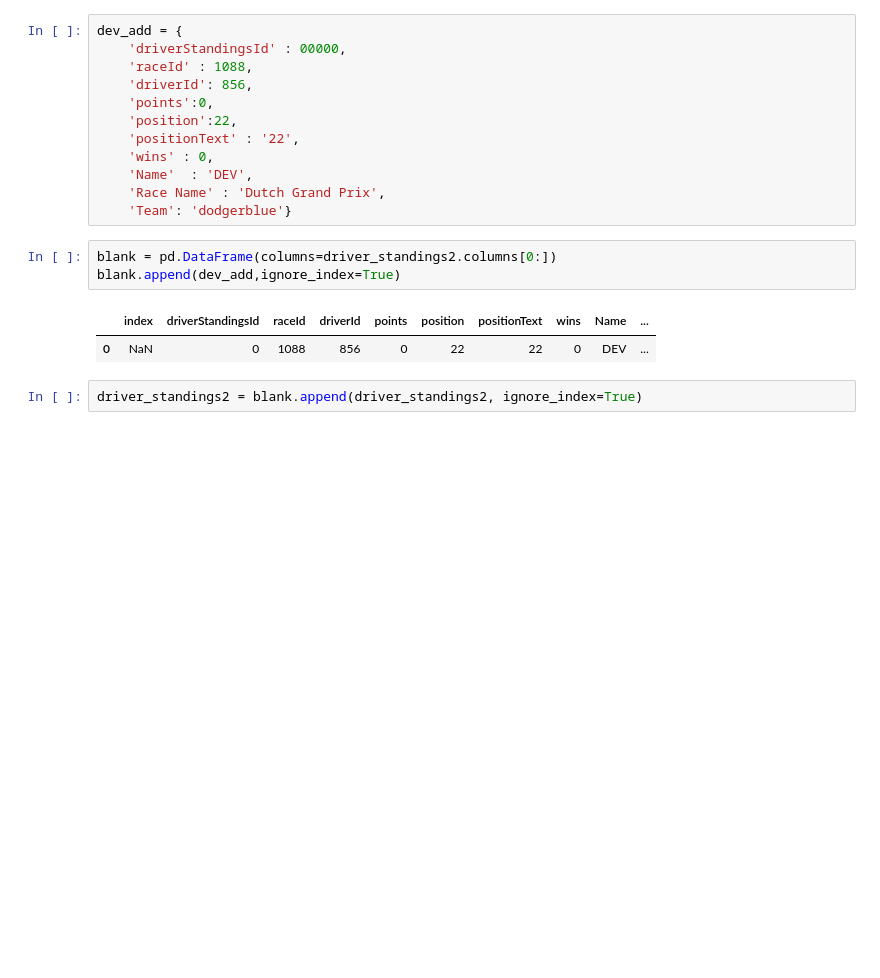
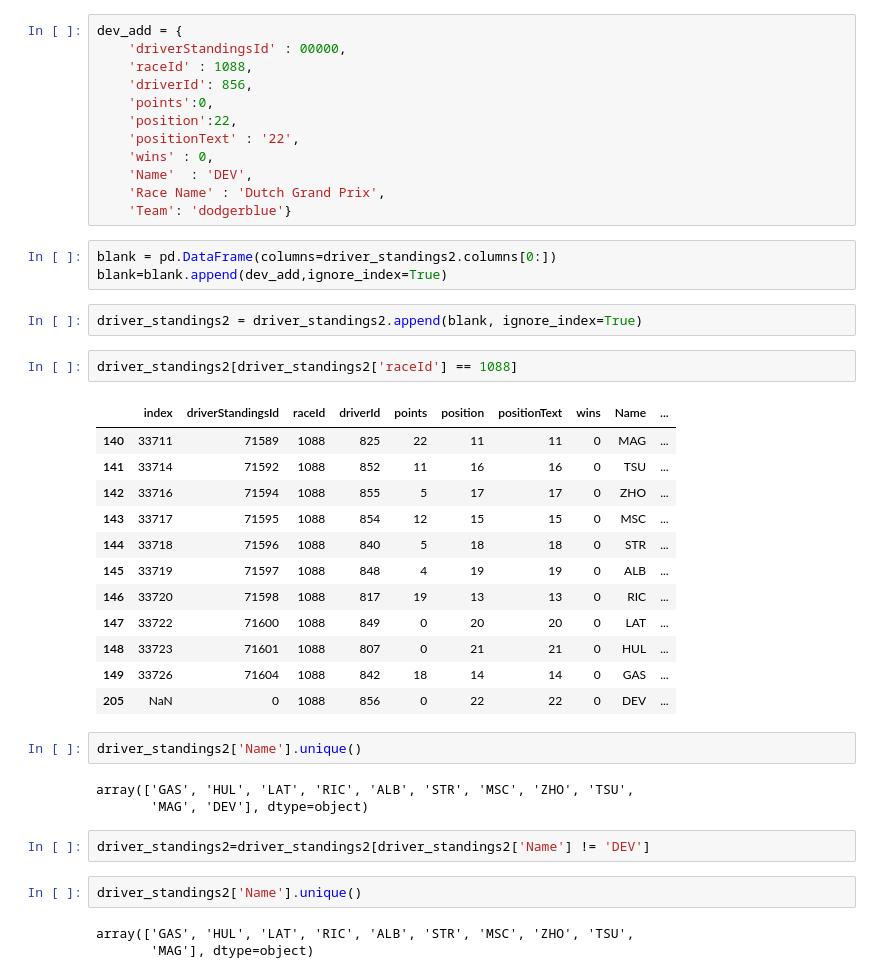
Before and after one commit to SpencerReno/Formula_one, a Jupyter notebook: 2022_season/Driver_Champ.ipynb, the cells around one changed output. Drawn from its saved outputs; the diff is of its cells as text; blank space fills up the shorter version.

```diff
--- a/2022_season/Driver_Champ.ipynb
+++ b/2022_season/Driver_Champ.ipynb
@@ -250,12 +249,36 @@ dev_add = {
     'Team': 'dodgerblue'}
 # %%
 blank = pd.DataFrame(columns=driver_standings2.columns[0:])
-blank.append(dev_add,ignore_index=True)
+blank=blank.append(dev_add,ignore_index=True)
-# %% [output]
-|  | index | driverStandingsId | raceId | driverId | points | position | positionText | wins | Name | ... |
-| 0 | NaN | 0 | 1088 | 856 | 0 | 22 | 22 | 0 | DEV | ... |
 # %%
-driver_standings2 = blank.append(driver_standings2, ignore_index=True)
+driver_standings2 = driver_standings2.append(blank, ignore_index=True)
+# %%
+driver_standings2[driver_standings2['raceId'] == 1088]
+# %% [output]
+|  | index | driverStandingsId | raceId | driverId | points | position | positionText | wins | Name | ... |
+| 140 | 33711 | 71589 | 1088 | 825 | 22 | 11 | 11 | 0 | MAG | ... |
+| 141 | 33714 | 71592 | 1088 | 852 | 11 | 16 | 16 | 0 | TSU | ... |
+| 142 | 33716 | 71594 | 1088 | 855 | 5 | 17 | 17 | 0 | ZHO | ... |
+| 143 | 33717 | 71595 | 1088 | 854 | 12 | 15 | 15 | 0 | MSC | ... |
+| 144 | 33718 | 71596 | 1088 | 840 | 5 | 18 | 18 | 0 | STR | ... |
+| 145 | 33719 | 71597 | 1088 | 848 | 4 | 19 | 19 | 0 | ALB | ... |
+| 146 | 33720 | 71598 | 1088 | 817 | 19 | 13 | 13 | 0 | RIC | ... |
+| 147 | 33722 | 71600 | 1088 | 849 | 0 | 20 | 20 | 0 | LAT | ... |
+| 148 | 33723 | 71601 | 1088 | 807 | 0 | 21 | 21 | 0 | HUL | ... |
+| 149 | 33726 | 71604 | 1088 | 842 | 18 | 14 | 14 | 0 | GAS | ... |
+| 205 | NaN | 0 | 1088 | 856 | 0 | 22 | 22 | 0 | DEV | ... |
+# %%
+driver_standings2['Name'].unique()
+# %% [output]
+array(['GAS', 'HUL', 'LAT', 'RIC', 'ALB', 'STR', 'MSC', 'ZHO', 'TSU',
+       'MAG', 'DEV'], dtype=object)
+# %%
+driver_standings2=driver_standings2[driver_standings2['Name'] != 'DEV']
+# %%
+driver_standings2['Name'].unique()
+# %% [output]
+array(['GAS', 'HUL', 'LAT', 'RIC', 'ALB', 'STR', 'MSC', 'ZHO', 'TSU',
+       'MAG'], dtype=object)
 # %%
 
 fig =  plt.figure( figsize=(20,10))
```
Also changed, not shown: parts of 7 cells of this notebook.
